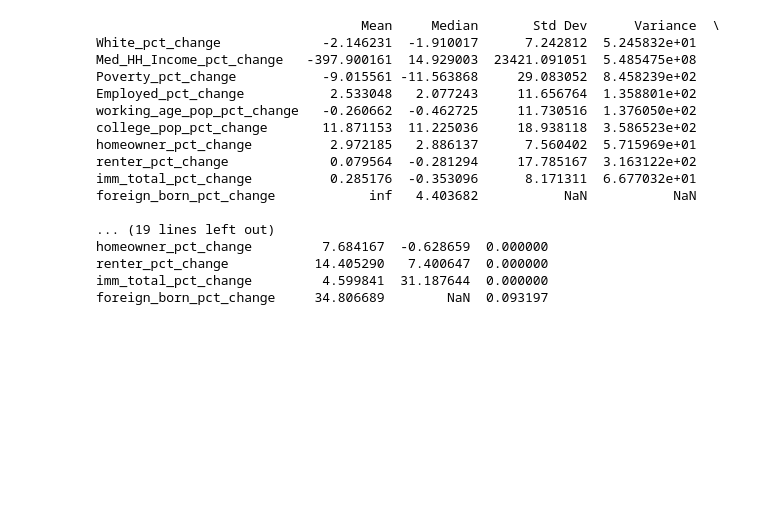
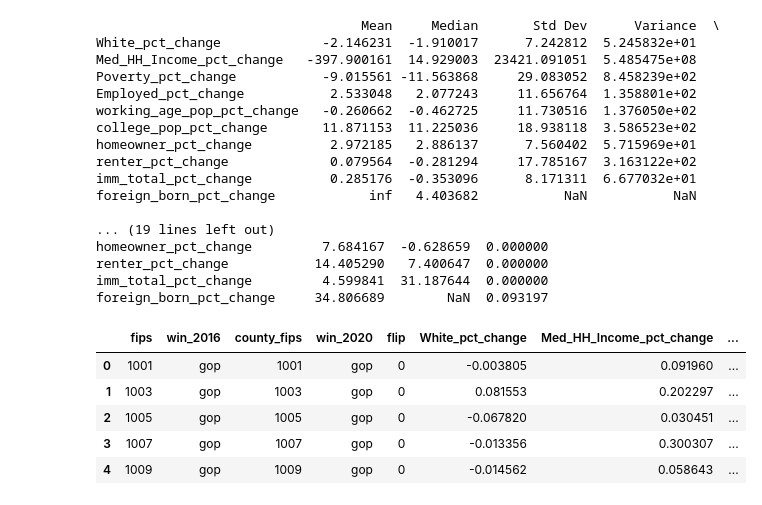
Before and after one commit to nylaup/ds4320-project2, a Jupyter notebook: load/testing.ipynb, the cells around one changed output. Saved outputs shown, nothing was run; the diff lists cells and outputs as text; code cells hidden in the pictures; blank space fills up the shorter version.

Commit message:
load data in database

```diff
--- a/load/testing.ipynb
+++ b/load/testing.ipynb
@@ -269,3 +269,16 @@ homeowner_pct_change         7.684167  -0.628659  0.000000
 renter_pct_change           14.405290   7.400647  0.000000
 imm_total_pct_change         4.599841  31.187644  0.000000
 foreign_born_pct_change     34.806689        NaN  0.093197
+# %%
+#read in created csvs for election results and census data
+election = pd.read_csv("../data/county_results.csv")
+census = pd.read_csv("../data/census_data.csv")
+df = election.merge(census, on="fips")
+df.head()
+# %% [output]
+|  | fips | win_2016 | county_fips | win_2020 | flip | White_pct_change | Med_HH_Income_pct_change | ... |
+| 0 | 1001 | gop | 1001 | gop | 0 | -0.003805 | 0.091960 | ... |
+| 1 | 1003 | gop | 1003 | gop | 0 | 0.081553 | 0.202297 | ... |
+| 2 | 1005 | gop | 1005 | gop | 0 | -0.067820 | 0.030451 | ... |
+| 3 | 1007 | gop | 1007 | gop | 0 | -0.013356 | 0.300307 | ... |
+| 4 | 1009 | gop | 1009 | gop | 0 | -0.014562 | 0.058643 | ... |
```
Also changed, not shown: 5 other files.
